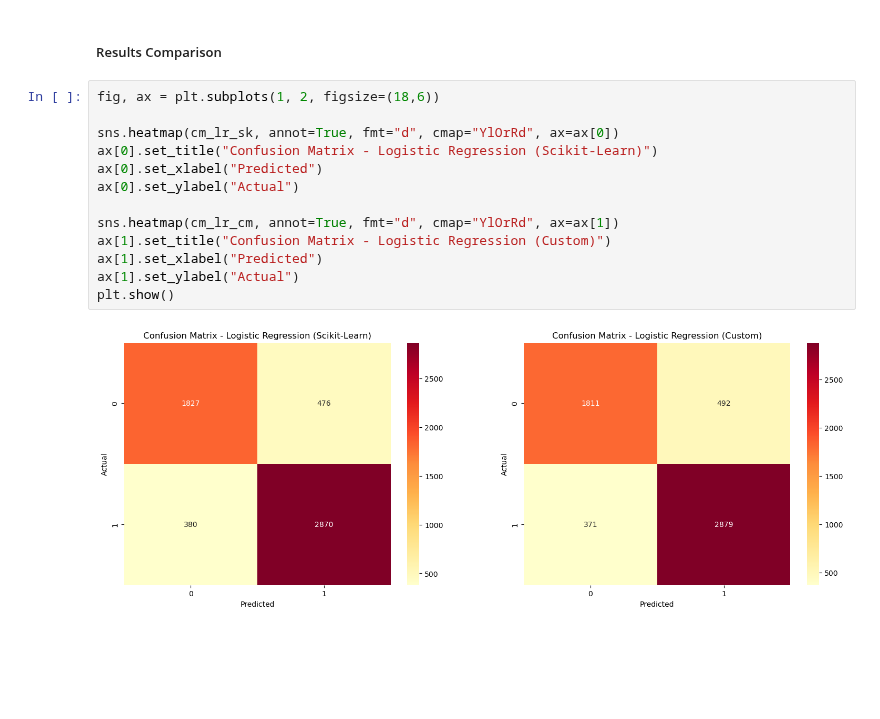
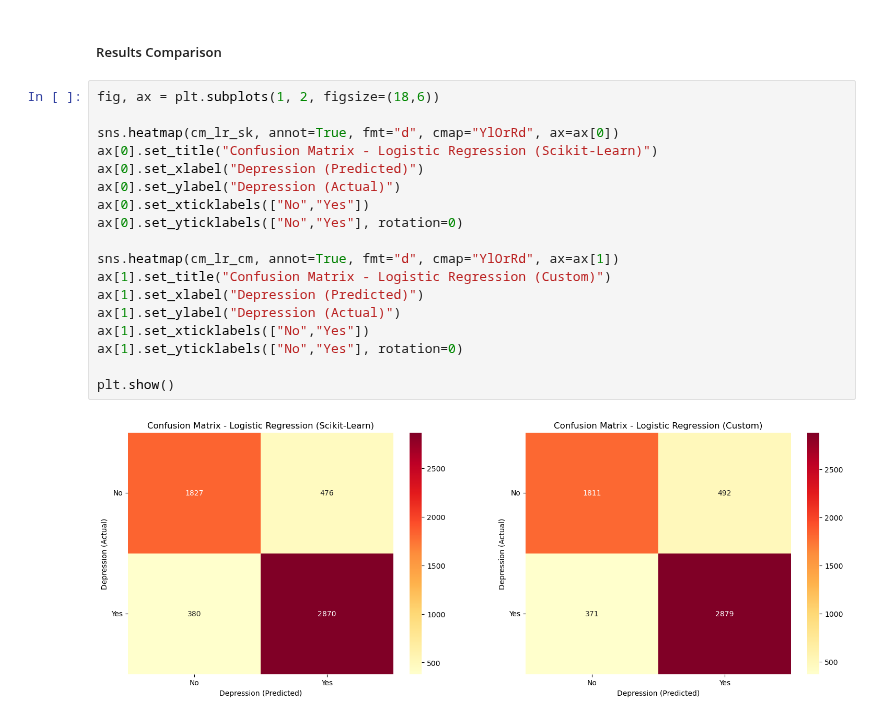
Before and after one commit to Siddharth-Saravanan/Student_Depression_Analysis_and_Prediction_using_Machine_Learning, a Jupyter notebook: student_depression_prediction.ipynb, the cells around one changed output. Drawn from its saved outputs; the diff is of its cells as text; blank space fills up the shorter version.

Commit message:
Model Building: LR - Renamed Plot labels and ticklabels

```diff
--- a/student_depression_prediction.ipynb
+++ b/student_depression_prediction.ipynb
@@ -1716,15 +1720,20 @@ F1 Score: 0.8697
 # %%
 fig, ax = plt.subplots(1, 2, figsize=(18,6))
 
 sns.heatmap(cm_lr_sk, annot=True, fmt="d", cmap="YlOrRd", ax=ax[0])
 ax[0].set_title("Confusion Matrix - Logistic Regression (Scikit-Learn)")
-ax[0].set_xlabel("Predicted")
-ax[0].set_ylabel("Actual")
+ax[0].set_xlabel("Depression (Predicted)")
+ax[0].set_ylabel("Depression (Actual)")
+ax[0].set_xticklabels(["No","Yes"])
+ax[0].set_yticklabels(["No","Yes"], rotation=0)
 
 sns.heatmap(cm_lr_cm, annot=True, fmt="d", cmap="YlOrRd", ax=ax[1])
 ax[1].set_title("Confusion Matrix - Logistic Regression (Custom)")
-ax[1].set_xlabel("Predicted")
-ax[1].set_ylabel("Actual")
+ax[1].set_xlabel("Depression (Predicted)")
+ax[1].set_ylabel("Depression (Actual)")
+ax[1].set_xticklabels(["No","Yes"])
+ax[1].set_yticklabels(["No","Yes"], rotation=0)
+
 plt.show()
 # %% [output]
-[figure, old version]
+[figure, new version]
```
Also changed, not shown: parts of 3 cells of this notebook.
